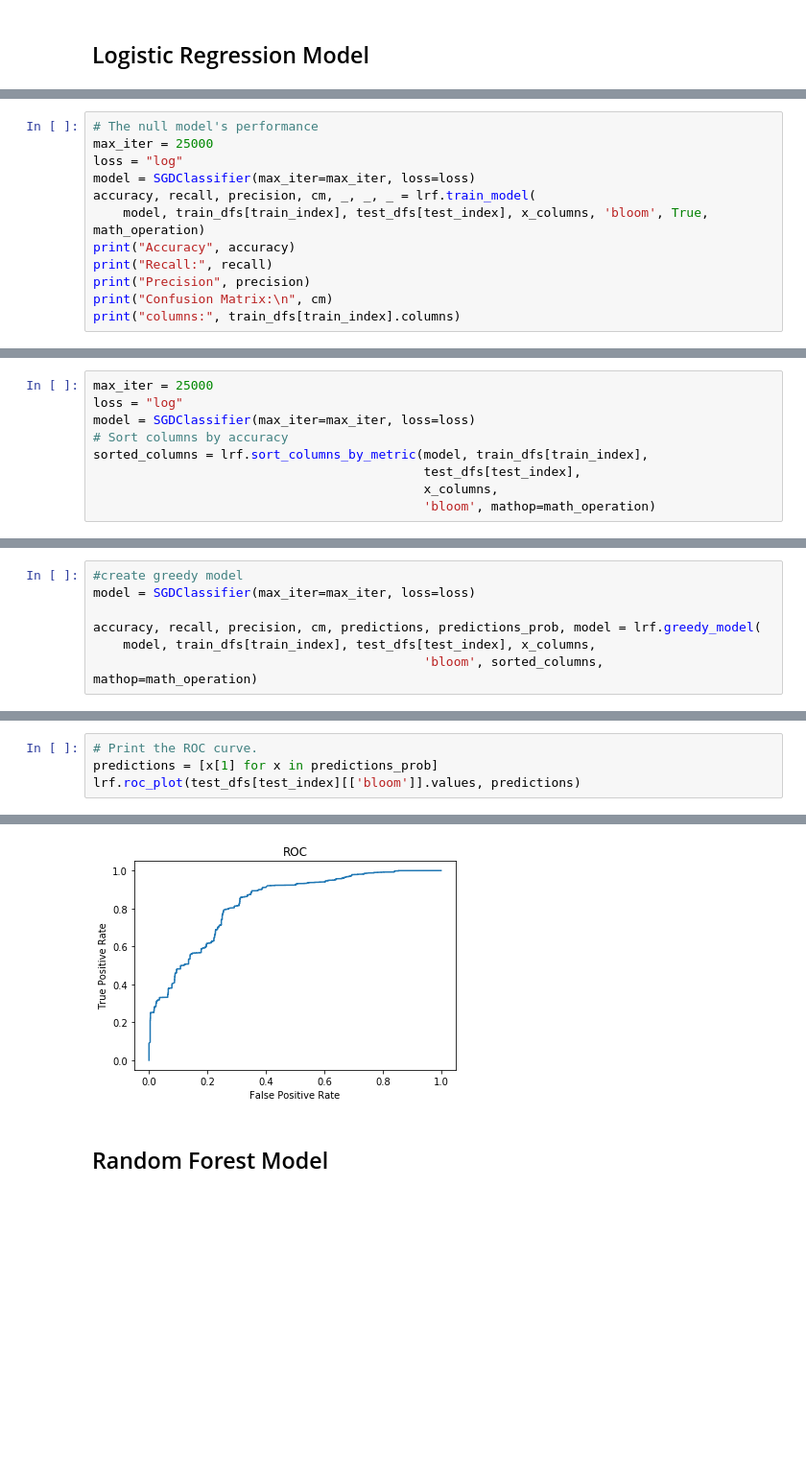
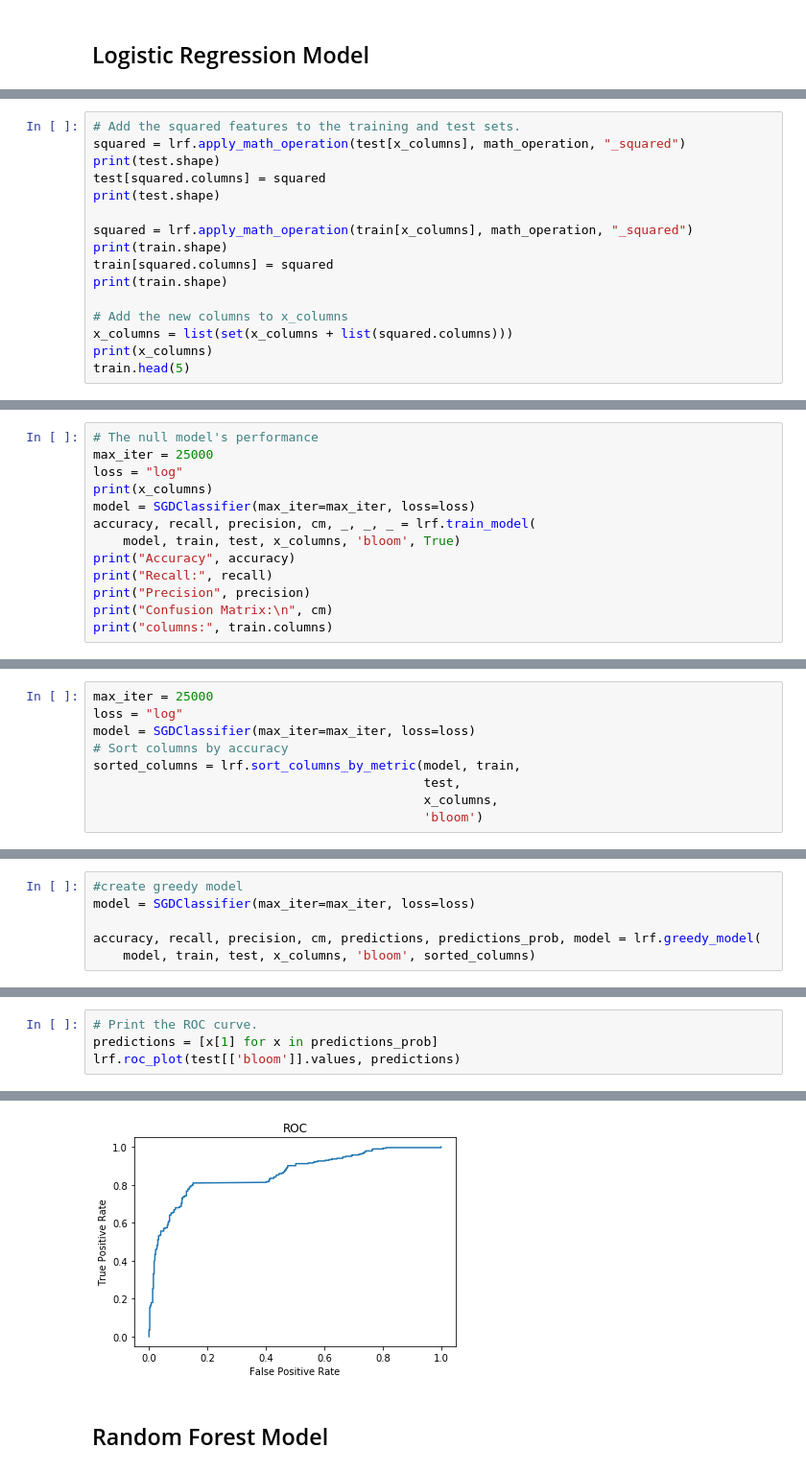
Before and after one commit to mccomackjp/algae-bloom-prediction, a Jupyter notebook: notebooks/models/squaring_investigation.ipynb, the cells around one changed output, grey strips where cells are left out. Shown at 96% size. Cells and saved outputs as stored; diff of their text form; blank space fills up the shorter version.

Commit message:
finished creating method that adds squared series to df

```diff
--- a/notebooks/models/squaring_investigation.ipynb
+++ b/notebooks/models/squaring_investigation.ipynb
@@ -212,0 +269,16 @@ sns.lineplot(data=train_dfs[train_index][[target_column, 'bloom']], hue='bloom')
+# %%
+# Add the squared features to the training and test sets.
+squared = lrf.apply_math_operation(test[x_columns], math_operation, "_squared")
+print(test.shape)
+test[squared.columns] = squared
+print(test.shape)
+
+squared = lrf.apply_math_operation(train[x_columns], math_operation, "_squared")
+print(train.shape)
+train[squared.columns] = squared
+print(train.shape)
+
+# Add the new columns to x_columns
+x_columns = list(set(x_columns + list(squared.columns)))
+print(x_columns)
+train.head(5)
@@ -214,12 +304,13 @@ sns.lineplot(data=train_dfs[train_index][[target_column, 'bloom']], hue='bloom')
 # The null model's performance
 max_iter = 25000
 loss = "log"
+print(x_columns)
 model = SGDClassifier(max_iter=max_iter, loss=loss)
 accuracy, recall, precision, cm, _, _, _ = lrf.train_model(
-    model, train_dfs[train_index], test_dfs[test_index], x_columns, 'bloom', True, math_operation)
+    model, train, test, x_columns, 'bloom', True)
 print("Accuracy", accuracy)
 print("Recall:", recall)
 print("Precision", precision)
 print("Confusion Matrix:\n", cm)
-print("columns:", train_dfs[train_index].columns)
+print("columns:", train.columns)
 # %% [output]
@@ -237,8 +332,8 @@ max_iter = 25000
 loss = "log"
 model = SGDClassifier(max_iter=max_iter, loss=loss)
 # Sort columns by accuracy
-sorted_columns = lrf.sort_columns_by_metric(model, train_dfs[train_index],
-                                            test_dfs[test_index],
+sorted_columns = lrf.sort_columns_by_metric(model, train,
+                                            test,
                                             x_columns,
-                                            'bloom', mathop=math_operation)
+                                            'bloom')
 # %% [output]
@@ -282,6 +393,5 @@ Turbidity (NTU) metric value: 0.4197042282857738
 model = SGDClassifier(max_iter=max_iter, loss=loss)
 
 accuracy, recall, precision, cm, predictions, predictions_prob, model = lrf.greedy_model(
-    model, train_dfs[train_index], test_dfs[test_index], x_columns,
-                                            'bloom', sorted_columns, mathop=math_operation)
+    model, train, test, x_columns, 'bloom', sorted_columns)
 # %% [output]
@@ -305,5 +415,5 @@ Final greedy confusion matrix:
 # %%
 # Print the ROC curve.
 predictions = [x[1] for x in predictions_prob]
-lrf.roc_plot(test_dfs[test_index][['bloom']].values, predictions)
+lrf.roc_plot(test[['bloom']].values, predictions)
 # %% [output]
@@ -311,4 +421,4 @@ Model AUC: 0.8287
-[figure, old version]
+[figure, new version]
 # %% [markdown]
 ## Random Forest Model
 # %%
```
Also changed, not shown: parts of 18 cells of this notebook, 2 other files.
